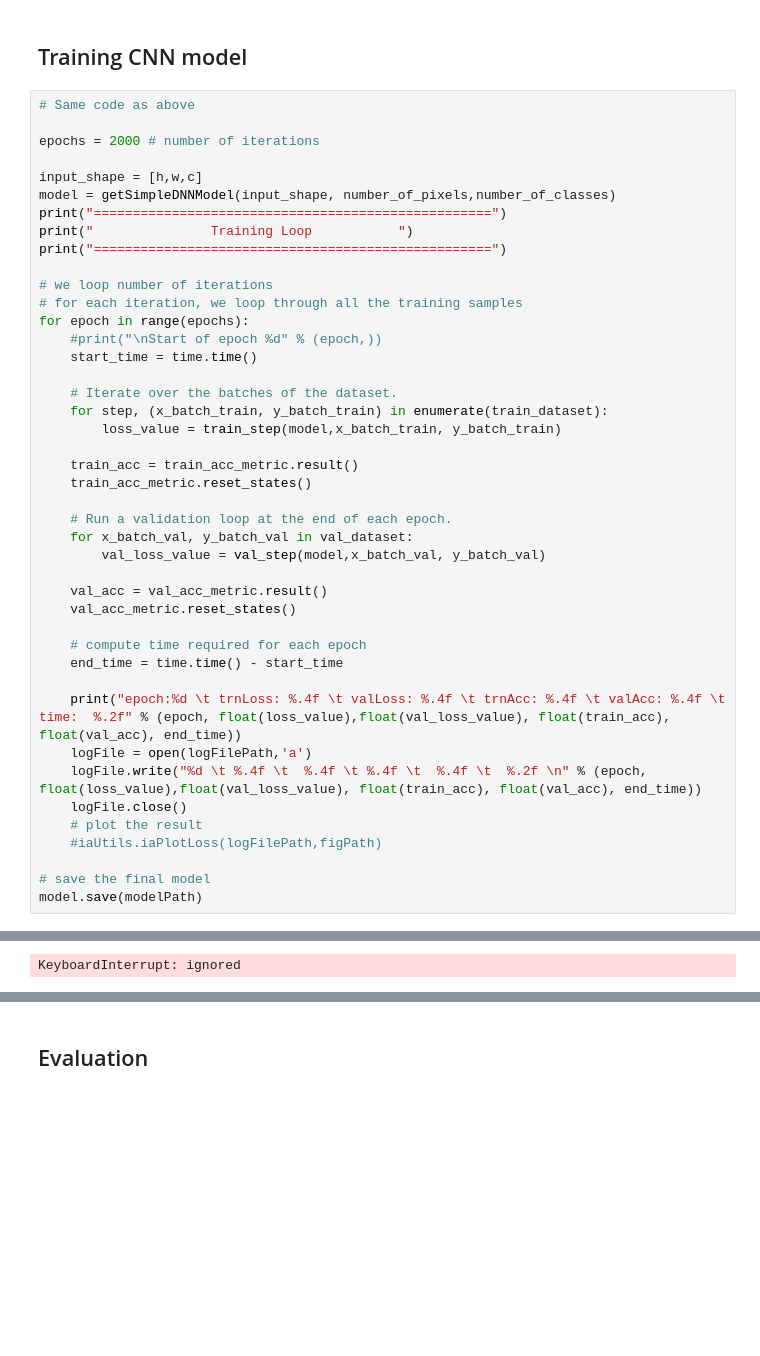
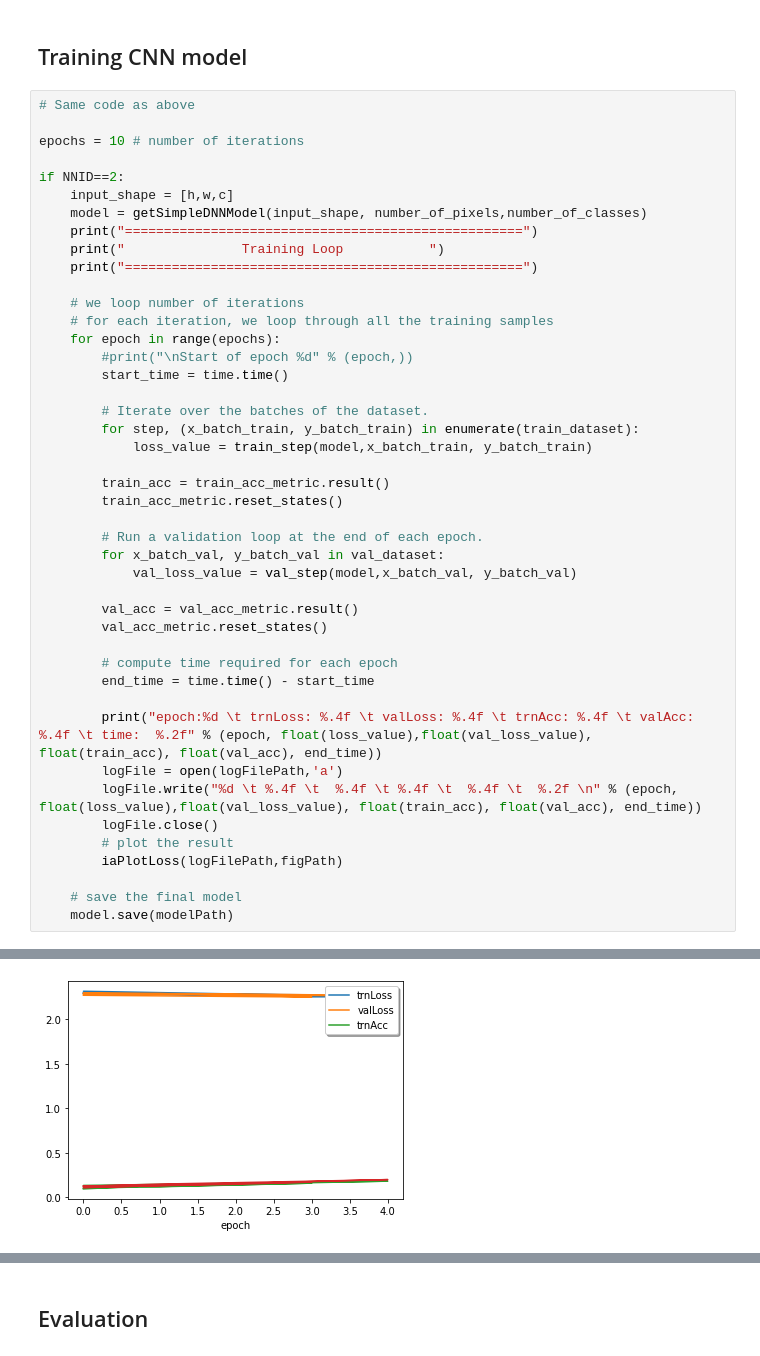
Before and after one commit to MedicalImageAnalysisTutorials/DeepLearning4All, a Jupyter notebook: IA_DNN_ImageClassification.ipynb, the cells around one changed output, grey strips where cells are left out. Saved outputs shown, nothing was run; the diff lists cells and outputs as text; blank space fills up the shorter version.

```diff
--- a/IA_DNN_ImageClassification.ipynb
+++ b/IA_DNN_ImageClassification.ipynb
@@ -362,46 +375,47 @@ DNN model is defined ...
 # %%
 # Same code as above
 
-epochs = 2000 # number of iterations
+epochs = 10 # number of iterations
 
-input_shape = [h,w,c]
-model = getSimpleDNNModel(input_shape, number_of_pixels,number_of_classes)
-print("===================================================")
-print("               Training Loop           ")
-print("===================================================")
+if NNID==2:
+    input_shape = [h,w,c]
+    model = getSimpleDNNModel(input_shape, number_of_pixels,number_of_classes)
+    print("===================================================")
+    print("               Training Loop           ")
+    print("===================================================")
 
-# we loop number of iterations
-# for each iteration, we loop through all the training samples
-for epoch in range(epochs):
-    #print("\nStart of epoch %d" % (epoch,))
-    start_time = time.time()
+    # we loop number of iterations
+    # for each iteration, we loop through all the training samples
+    for epoch in range(epochs):
+        #print("\nStart of epoch %d" % (epoch,))
+        start_time = time.time()
 
-    # Iterate over the batches of the dataset.
-    for step, (x_batch_train, y_batch_train) in enumerate(train_dataset):
-        loss_value = train_step(model,x_batch_train, y_batch_train)
+        # Iterate over the batches of the dataset.
+        for step, (x_batch_train, y_batch_train) in enumerate(train_dataset):
+            loss_value = train_step(model,x_batch_train, y_batch_train)
 
-    train_acc = train_acc_metric.result()
-    train_acc_metric.reset_states()
+        train_acc = train_acc_metric.result()
+        train_acc_metric.reset_states()
 
-    # Run a validation loop at the end of each epoch.
-    for x_batch_val, y_batch_val in val_dataset:
-        val_loss_value = val_step(model,x_batch_val, y_batch_val)
+        # Run a validation loop at the end of each epoch.
+        for x_batch_val, y_batch_val in val_dataset:
+            val_loss_value = val_step(model,x_batch_val, y_batch_val)
 
-    val_acc = val_acc_metric.result()
-    val_acc_metric.reset_states()
+        val_acc = val_acc_metric.result()
+        val_acc_metric.reset_states()
 
-    # compute time required for each epoch
-    end_time = time.time() - start_time
+        # compute time required for each epoch
+        end_time = time.time() - start_time
 
-    print("epoch:%d \t trnLoss: %.4f \t valLoss: %.4f \t trnAcc: %.4f \t valAcc: %.4f \t time:  %.2f" % (epoch, float(loss_value),float(val_loss_value), float(train_acc), float(val_acc), end_time))
-    logFile = open(logFilePath,'a')
-    logFile.write("%d \t %.4f \t  %.4f \t %.4f \t  %.4f \t  %.2f \n" % (epoch, float(loss_value),float(val_loss_value), float(train_acc), float(val_acc), end_time))
-    logFile.close()
-    # plot the result
-    #iaUtils.iaPlotLoss(logFilePath,figPath)
+        print("epoch:%d \t trnLoss: %.4f \t valLoss: %.4f \t trnAcc: %.4f \t valAcc: %.4f \t time:  %.2f" % (epoch, float(loss_value),float(val_loss_value), float(train_acc), float(val_acc), end_time))
+        logFile = open(logFilePath,'a')
+        logFile.write("%d \t %.4f \t  %.4f \t %.4f \t  %.4f \t  %.2f \n" % (epoch, float(loss_value),float(val_loss_value), float(train_acc), float(val_acc), end_time))
+        logFile.close()
+        # plot the result
+        iaPlotLoss(logFilePath,figPath)
 
-# save the final model
-model.save(modelPath)
+    # save the final model
+    model.save(modelPath)
 # %% [output]
 ===================================================
                Training Loop
@@ -414 +434 @@ epoch:4          trnLoss: 0.4916         valLoss: 0.3548         trnAcc: 0.8526
-KeyboardInterrupt: ignored
+[figure, added]
```
Also changed, not shown: parts of 4 cells of this notebook.
